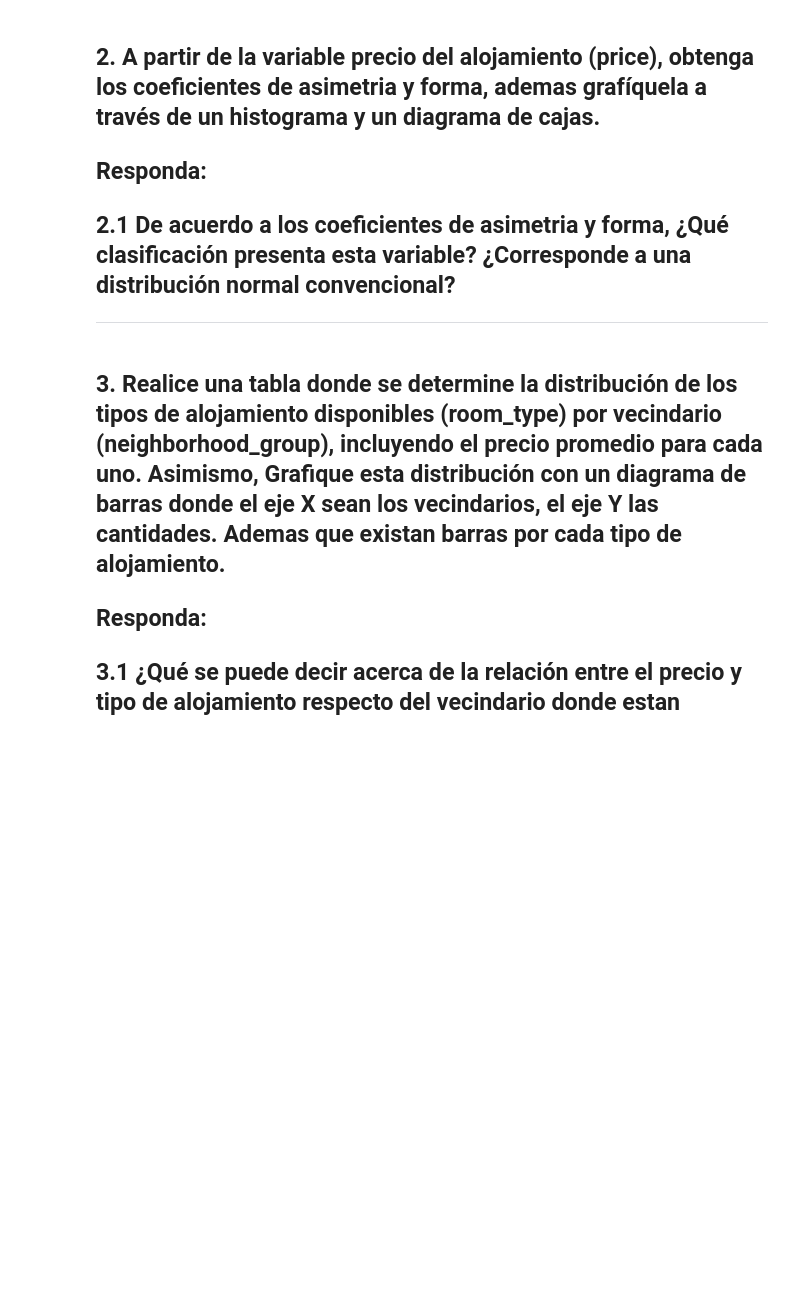
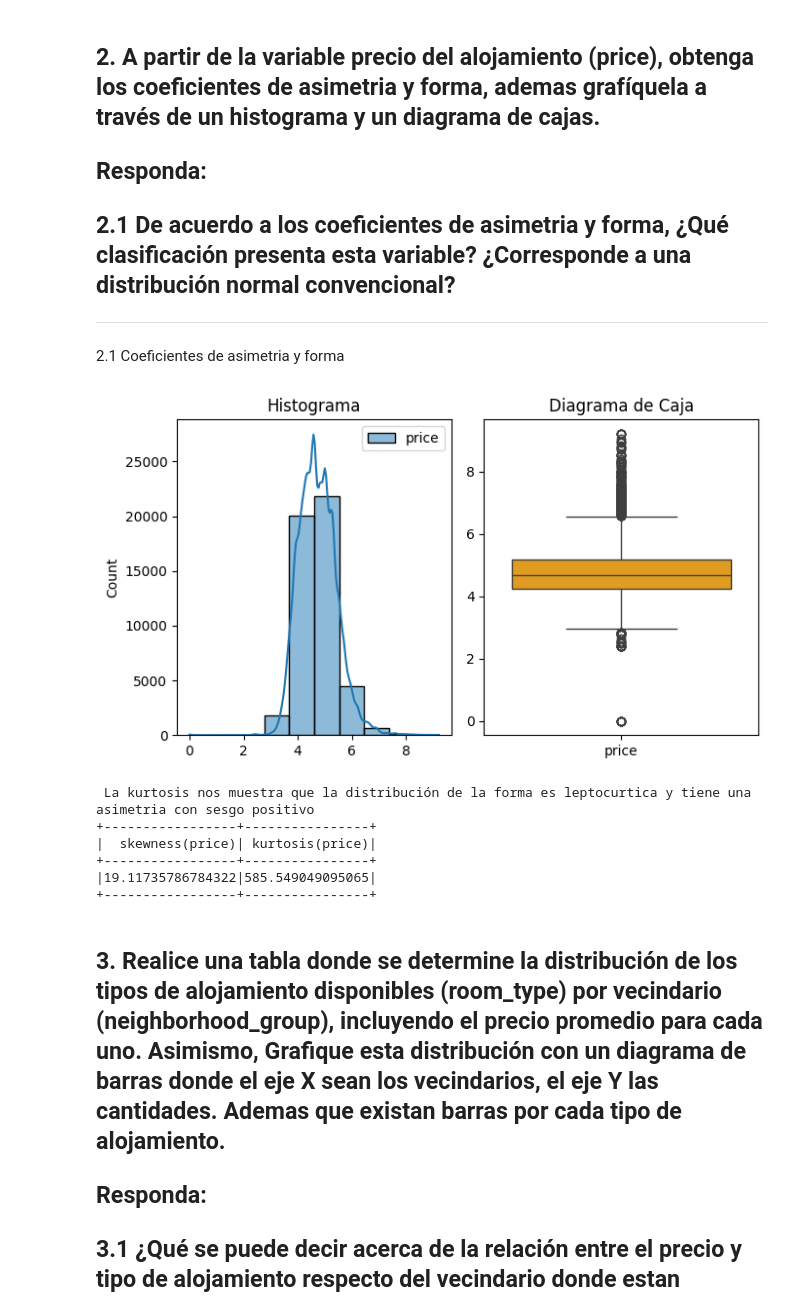
Before and after one commit to MiguelAngeloTr/BIGDATA, a Jupyter notebook: C1/Parcial1/Parcial_1_BIGDATA.ipynb, the cells around one changed output. Cells and saved outputs as stored; diff of their text form; code cells hidden in the pictures; blank space fills up the shorter version.

```diff
--- a/C1/Parcial1/Parcial_1_BIGDATA.ipynb
+++ b/C1/Parcial1/Parcial_1_BIGDATA.ipynb
@@ -206,3 +195,9 @@ print('Tamaño (filas, columnas) del conjunto de datos crudo: ', (df.count(), le
 Tamaño (filas, columnas) del conjunto de datos crudo:  (48895, 16)
 # %% [markdown]
 1.2 Eliminación de columnas y filas con datos faltantes
+# %%
+df2= df.drop('id','host_id', 'last_review', 'reviews_per_month')
+print('Se eliminan id, host id, last_review, reviews_per_month  por que no aportan al analisis de los datos ')
+df2.show()
+
+print('Tamaño (filas, columnas) del conjunto de datos crudo: ', (df2.count(), len(df2.columns)))
@@ -209,4 +230,5 @@ Tamaño (filas, columnas) del conjunto de datos crudo:  (48895, 16)
 # %%
-df2= df.drop('id','host_id','last_review').show()
-print('Tamaño (filas, columnas) del conjunto de datos con columnas eliminadas: ', (df2.count(), len(df.columns)))
+df2 = df2.na.drop()
+faltantes(df2)
+print('Tamaño (filas, columnas) del conjunto de datos sin faltantes: ', (df2.count(), len(df2.columns)))
 # %% [output]
@@ -235,6 +247,31 @@ Tamaño (filas, columnas) del conjunto de datos con columnas eliminadas:  (48895
 ## 2.1 De acuerdo a los coeficientes de asimetria y forma, ¿Qué clasificación presenta esta variable? ¿Corresponde a una distribución normal convencional?
 
 ---
+# %% [markdown]
+2.1 Coeficientes de asimetria y forma
+# %%
+df_Price = np.log1p(df2.select('price').toPandas())
+plt.figure(figsize=(7, 4))
+plt.subplot(1, 2, 1)
+sns.histplot(df_Price, kde=True, bins=10, color='blue')
+plt.title('Histograma')
+plt.subplot(1, 2, 2)
+
+sns.boxplot(df_Price, color='orange')
+plt.title('Diagrama de Caja')
+plt.tight_layout()
+plt.show()
+
+print('\n La kurtosis nos muestra que la distribución de la forma es leptocurtica y tiene una asimetria con sesgo positivo ' )
+df.select(F.skewness('price'),F.kurtosis('price')).show()
+# %% [output]
+[figure, added]
+ La kurtosis nos muestra que la distribución de la forma es leptocurtica y tiene una asimetria con sesgo positivo
++-----------------+----------------+
+|  skewness(price)| kurtosis(price)|
++-----------------+----------------+
+|19.11735786784322|585.549049095065|
++-----------------+----------------+
 # %% [markdown]
 ## **3.**   Realice una tabla donde se determine la distribución de los tipos de alojamiento disponibles (room_type) por vecindario (neighborhood_group), incluyendo el precio promedio para cada uno. Asimismo, Grafique esta distribución con un diagrama de barras donde el eje X sean los vecindarios, el eje Y las cantidades. Ademas que existan barras por cada tipo de alojamiento.
 
```
Also changed, not shown: parts of 18 cells of this notebook.
